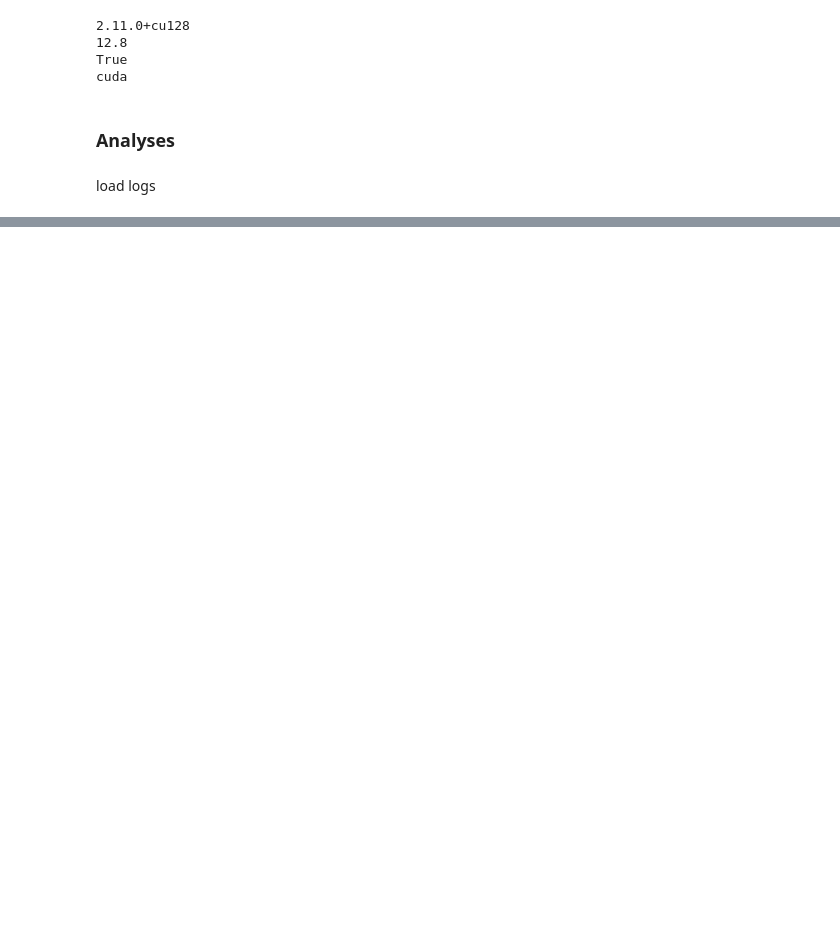
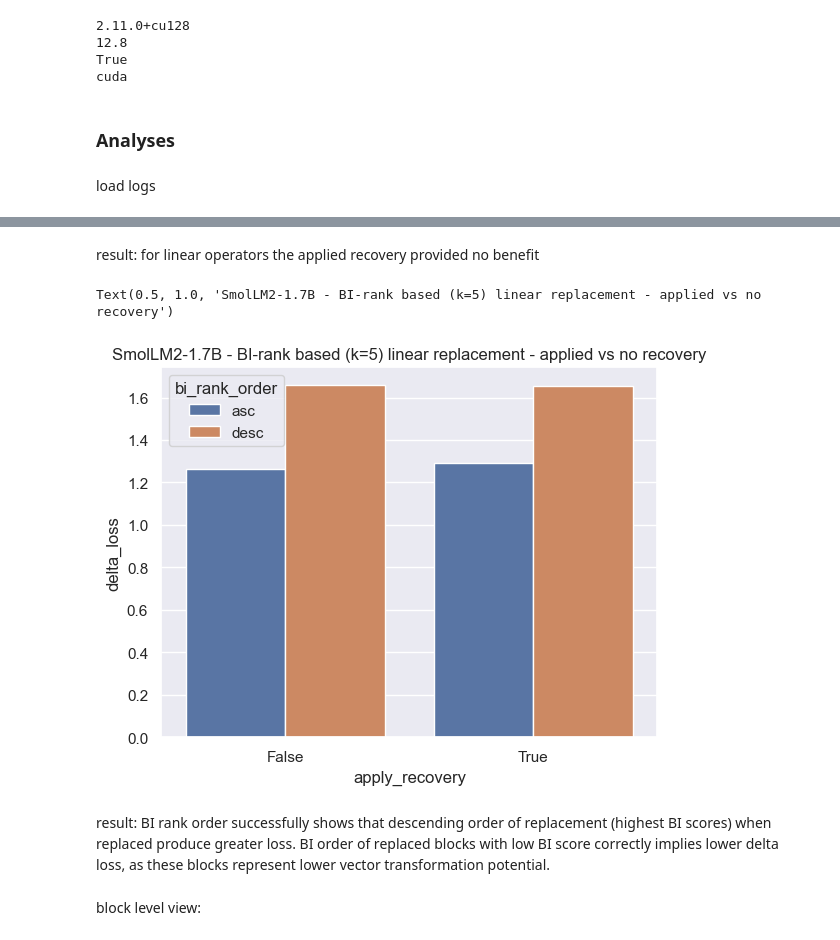
Before and after one commit to Sammuel21/diploma-thesis-block-replacement, a Jupyter notebook: notebooks/mvp/analysis.ipynb, the cells around one changed output, grey strips where cells are left out. Drawn from its saved outputs; the diff is of its cells as text; code cells hidden in the pictures; blank space fills up the shorter version.

```diff
--- a/notebooks/mvp/analysis.ipynb
+++ b/notebooks/mvp/analysis.ipynb
@@ -122,0 +208,15 @@ data
+# %% [markdown]
+result: for linear operators the applied recovery provided no benefit
+# %%
+subset_df = run_df.query('selection_strategy == "top_k_bi"')
+
+sns.barplot(subset_df, x='apply_recovery', y='delta_loss', hue='bi_rank_order')
+plt.title('SmolLM2-1.7B - BI-rank based (k=5) linear replacement - applied vs no recovery')
+# %% [output]
+Text(0.5, 1.0, 'SmolLM2-1.7B - BI-rank based (k=5) linear replacement - applied vs no recovery')
+[figure, added]
+# %% [markdown]
+result: BI rank order successfully shows that descending order of replacement (highest BI scores) when replaced produce greater loss.
+BI order of replaced blocks with low BI score correctly implies lower delta loss, as these blocks represent lower vector transformation potential.
+# %% [markdown]
+block level view:
```
Also changed, not shown: parts of 18 cells of this notebook, 4 other files.
